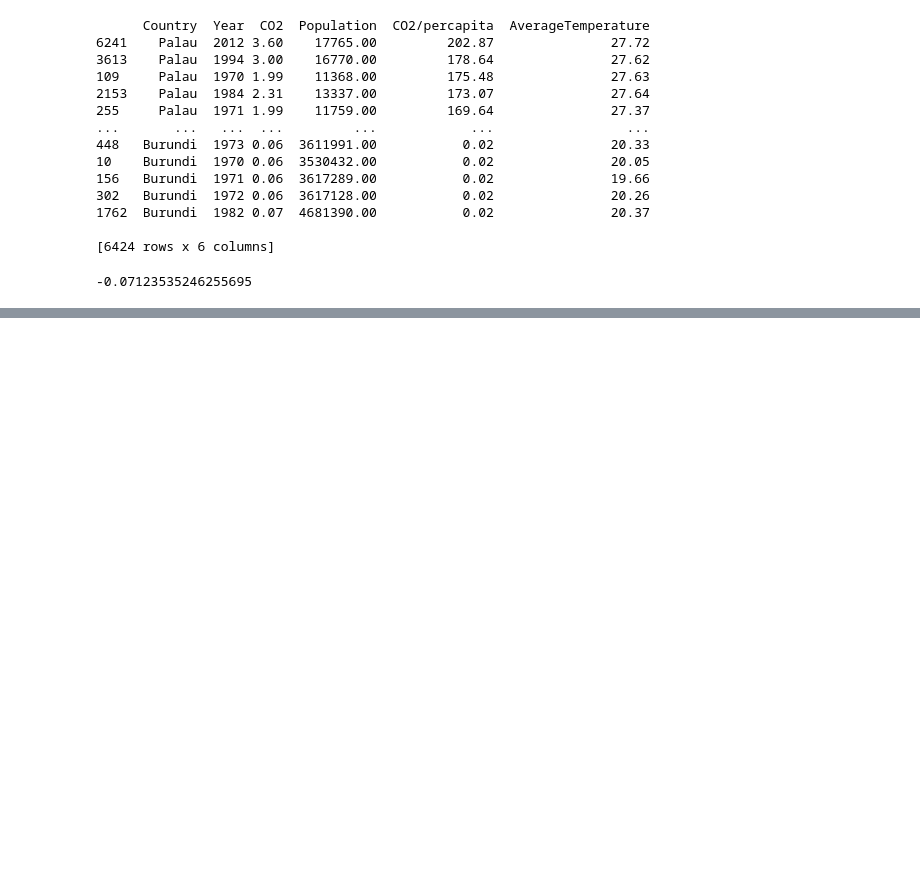
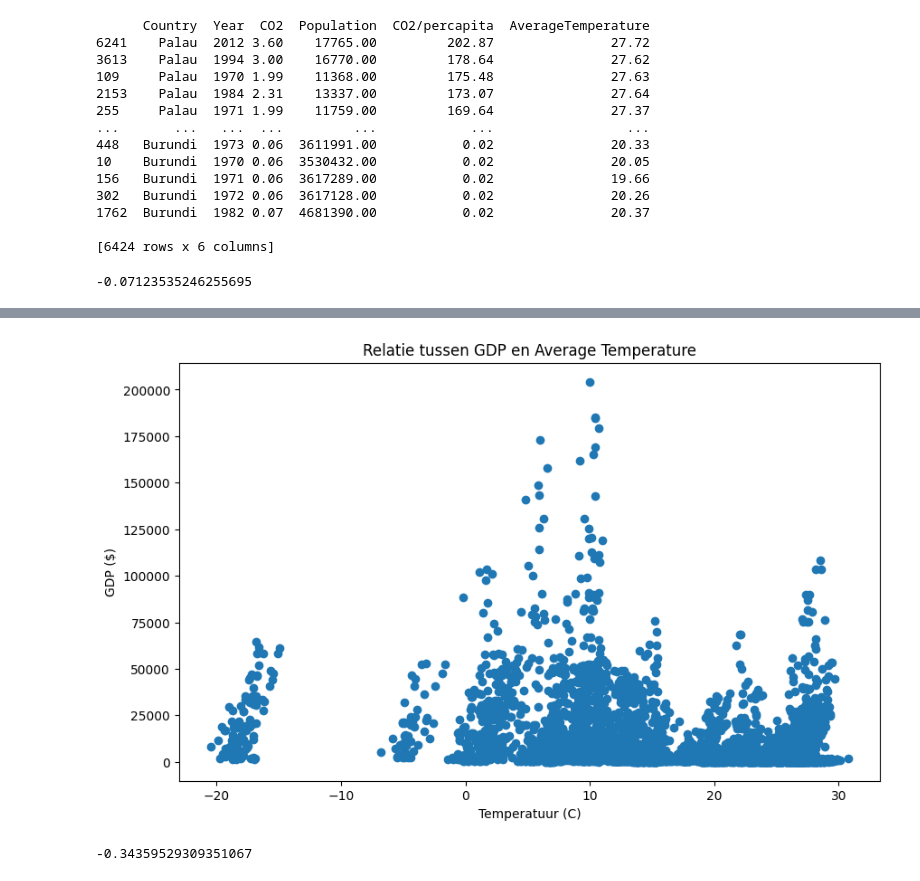
Before and after one commit to rafschmeits/nieuwe-datascience, a Jupyter notebook: climate-watch/climate_watch.ipynb, the cells around one changed output, grey strips where cells are left out. Drawn from its saved outputs; the diff is of its cells as text; code cells hidden in the pictures; blank space fills up the shorter version.

```diff
--- a/climate-watch/climate_watch.ipynb
+++ b/climate-watch/climate_watch.ipynb
@@ -806,0 +976,11 @@ Name: CO2, dtype: float64
+# %%
+jaar_kolommen =  [col for col in population.columns if col.isdigit()]
+# %%
+GDP_Long = GDP.melt(
+    id_vars=['Country'],
+    value_vars=jaar_kolommen,
+    var_name='Year',
+    value_name='GDP'
+)
+
+GDP_Long.head()
@@ -806,0 +1011,10 @@ Name: CO2, dtype: float64
+# %%
+GDP_Long['Year'] = GDP_Long['Year'].astype(int)
+# %%
+Tempretuur_GDP = pd.merge(
+    GDP_Long,
+    country_perjaar,
+    on=['Country', 'Year'],
+    how='inner'
+)
+print(Tempretuur_GDP)
@@ -806,0 +1036,21 @@ Name: CO2, dtype: float64
+# %%
+plt.figure(figsize=(10,6))
+
+plt.scatter(Tempretuur_GDP['AverageTemperature'],
+            Tempretuur_GDP['GDP'])
+
+plt.title('Relatie tussen GDP en Average Temperature')
+plt.xlabel('Temperatuur (C)')
+plt.ylabel('GDP ($)')
+
+plt.show()
+# %% [output]
+[figure, added]
+# %%
+correlatie4 = Tempretuur_GDP['AverageTemperature'].corr(
+    Tempretuur_GDP['GDP']
+)
+
+print(correlatie4)
+# %% [output]
+-0.34359529309351067
```
Also changed, not shown: parts of 30 cells of this notebook, 3 other files.
